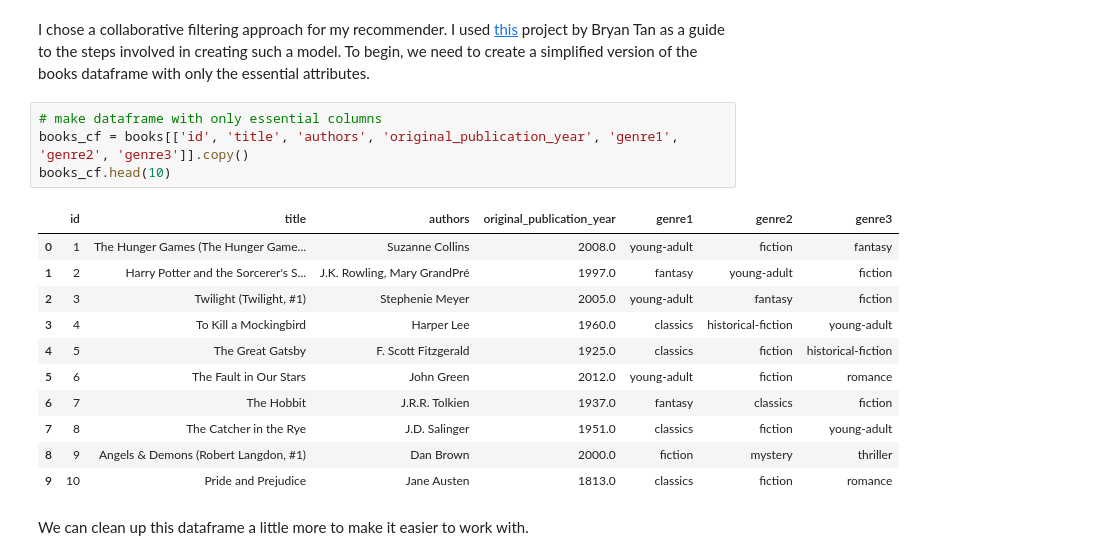
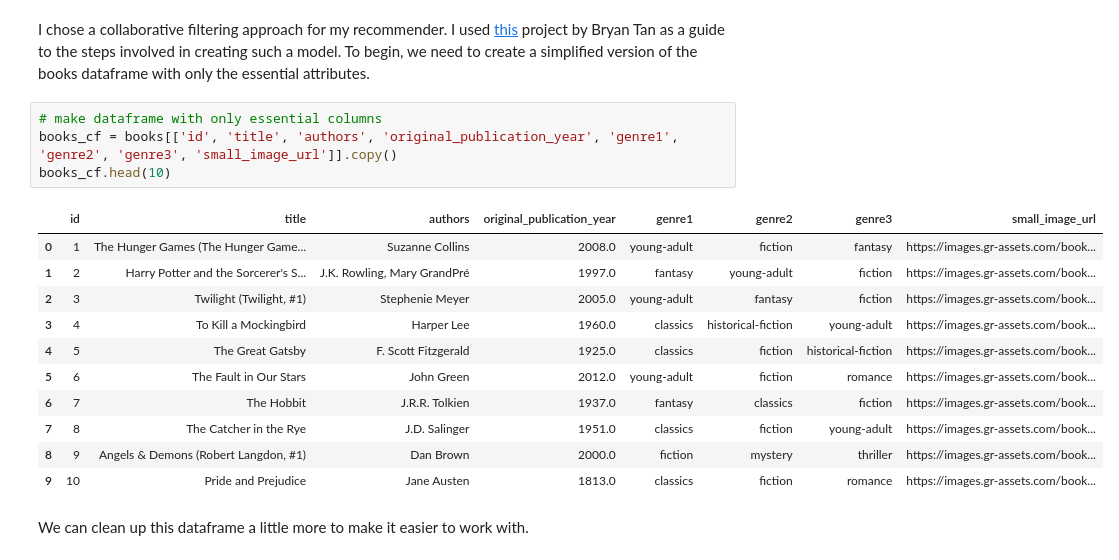
Before and after one commit to gcolson11/Capstone_Books, a Jupyter notebook: Pre-processing and Model.ipynb, the cells around one changed output. Saved outputs shown, nothing was run; the diff lists cells and outputs as text.

```diff
--- a/Pre-processing and Model.ipynb
+++ b/Pre-processing and Model.ipynb
@@ -47,19 +48,19 @@ I chose a collaborative filtering approach for my recommender. I used [this](htt
 # %%
 # make dataframe with only essential columns
-books_cf = books[['id', 'title', 'authors', 'original_publication_year', 'genre1', 'genre2', 'genre3']].copy()
+books_cf = books[['id', 'title', 'authors', 'original_publication_year', 'genre1', 'genre2', 'genre3', 'small_image_url']].copy()
 books_cf.head(10)
 # %% [output]
-|  | id | title | authors | original_publication_year | genre1 | genre2 | genre3 |
-| 0 | 1 | The Hunger Games (The Hunger Game... | Suzanne Collins | 2008.0 | young-adult | fiction | fantasy |
-| 1 | 2 | Harry Potter and the Sorcerer's S... | J.K. Rowling, Mary GrandPré | 1997.0 | fantasy | young-adult | fiction |
-| 2 | 3 | Twilight (Twilight, #1) | Stephenie Meyer | 2005.0 | young-adult | fantasy | fiction |
-| 3 | 4 | To Kill a Mockingbird | Harper Lee | 1960.0 | classics | historical-fiction | young-adult |
-| 4 | 5 | The Great Gatsby | F. Scott Fitzgerald | 1925.0 | classics | fiction | historical-fiction |
-| 5 | 6 | The Fault in Our Stars | John Green | 2012.0 | young-adult | fiction | romance |
-| 6 | 7 | The Hobbit | J.R.R. Tolkien | 1937.0 | fantasy | classics | fiction |
-| 7 | 8 | The Catcher in the Rye | J.D. Salinger | 1951.0 | classics | fiction | young-adult |
-| 8 | 9 | Angels & Demons (Robert Langdon, #1) | Dan Brown | 2000.0 | fiction | mystery | thriller |
-| 9 | 10 | Pride and Prejudice | Jane Austen | 1813.0 | classics | fiction | romance |
+|  | id | title | authors | original_publication_year | genre1 | genre2 | genre3 | small_image_url |
+| 0 | 1 | The Hunger Games (The Hunger Game... | Suzanne Collins | 2008.0 | young-adult | fiction | fantasy | https://images.gr-assets.com/book... |
+| 1 | 2 | Harry Potter and the Sorcerer's S... | J.K. Rowling, Mary GrandPré | 1997.0 | fantasy | young-adult | fiction | https://images.gr-assets.com/book... |
+| 2 | 3 | Twilight (Twilight, #1) | Stephenie Meyer | 2005.0 | young-adult | fantasy | fiction | https://images.gr-assets.com/book... |
+| 3 | 4 | To Kill a Mockingbird | Harper Lee | 1960.0 | classics | historical-fiction | young-adult | https://images.gr-assets.com/book... |
+| 4 | 5 | The Great Gatsby | F. Scott Fitzgerald | 1925.0 | classics | fiction | historical-fiction | https://images.gr-assets.com/book... |
+| 5 | 6 | The Fault in Our Stars | John Green | 2012.0 | young-adult | fiction | romance | https://images.gr-assets.com/book... |
+| 6 | 7 | The Hobbit | J.R.R. Tolkien | 1937.0 | fantasy | classics | fiction | https://images.gr-assets.com/book... |
+| 7 | 8 | The Catcher in the Rye | J.D. Salinger | 1951.0 | classics | fiction | young-adult | https://images.gr-assets.com/book... |
+| 8 | 9 | Angels & Demons (Robert Langdon, #1) | Dan Brown | 2000.0 | fiction | mystery | thriller | https://images.gr-assets.com/book... |
+| 9 | 10 | Pride and Prejudice | Jane Austen | 1813.0 | classics | fiction | romance | https://images.gr-assets.com/book... |
 # %% [markdown]
 We can clean up this dataframe a little more to make it easier to work with.
 # %%
```
Also changed, not shown: parts of 20 cells of this notebook.
